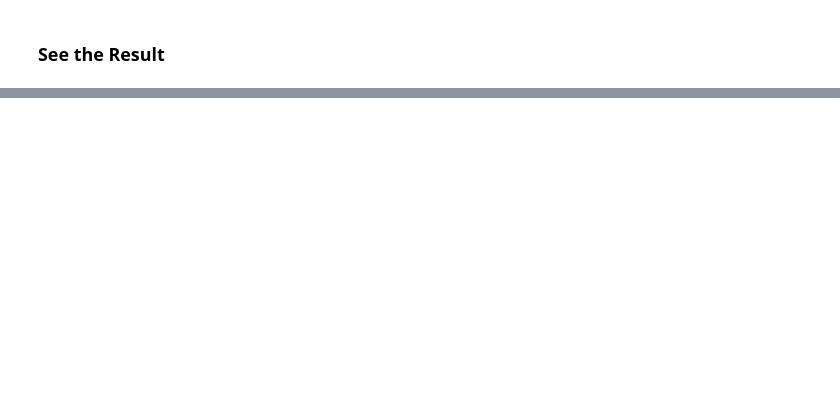
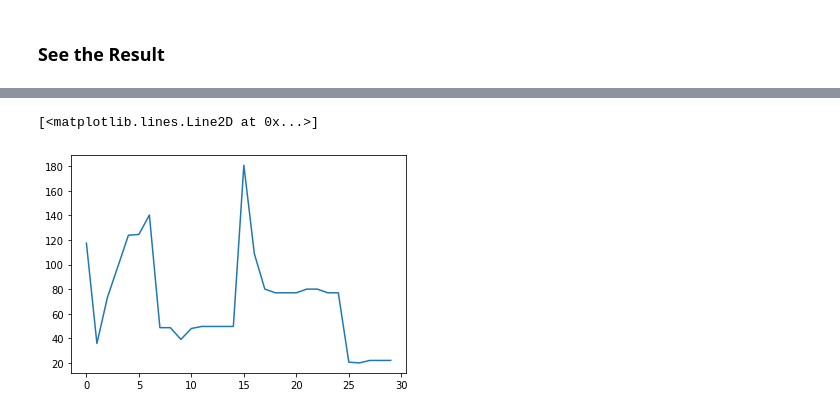
Before and after one commit to awesomericky/Speech2Pickup, a Jupyter notebook: ipynb/run_HGN_text2pickup_test.ipynb, the cells around one changed output, grey strips where cells are left out. Saved outputs shown, nothing was run; the diff lists cells and outputs as text; code cells hidden in the pictures; blank space fills up the shorter version.

```diff
--- a/ipynb/run_HGN_text2pickup_test.ipynb
+++ b/ipynb/run_HGN_text2pickup_test.ipynb
@@ -82,0 +192,16 @@ utils.plot_HGN_result(curr_test_input, curr_test_img, mean_of_esti, uncertainty,
+# %%
+# Restore model
+
+restore_path = '/content/drive/MyDrive/Speech2Pickup/Text2Pickup_model/model.ckpt'
+init = tf.global_variables_initializer()
+saver = tf.train.Saver()
+
+config = tf.ConfigProto()
+config.allow_soft_placement = True
+config.gpu_options.allow_growth = True
+
+T = 100
+
+sess = tf.Session(config=config)
+sess.run(init)
+saver.restore(sess, restore_path)
@@ -82,0 +210,14 @@ utils.plot_HGN_result(curr_test_input, curr_test_img, mean_of_esti, uncertainty,
+# %%
+# Load data
+
+data = np.load('/content/drive/MyDrive/Speech2Pickup/ASR_text2pickup_evaluate.npz')
+img_idxs = data['img_idxs']
+pos_outputs = data['pos_outputs']
+real_text_inputs = data['real_text_inputs']
+STT_text_inputs = data['STT_text_inputs']
+num_STT_error = 0
+
+for i in range(len(img_idxs)):
+    if real_text_inputs[i] != STT_text_inputs[i]:
+        num_STT_error += 1
+print('STT accuracy: {}%'.format((1-(num_STT_error/len(img_idxs)))*100))
@@ -82,0 +298,9 @@ utils.plot_HGN_result(curr_test_input, curr_test_img, mean_of_esti, uncertainty,
+# %%
+# Plot error distance
+
+import matplotlib.pyplot as plt
+
+plt.plot(error)
+# %% [output]
+[<matplotlib.lines.Line2D at 0x...>]
+[figure, added]
```
Also changed, not shown: parts of 17 cells of this notebook, 6 other files.
